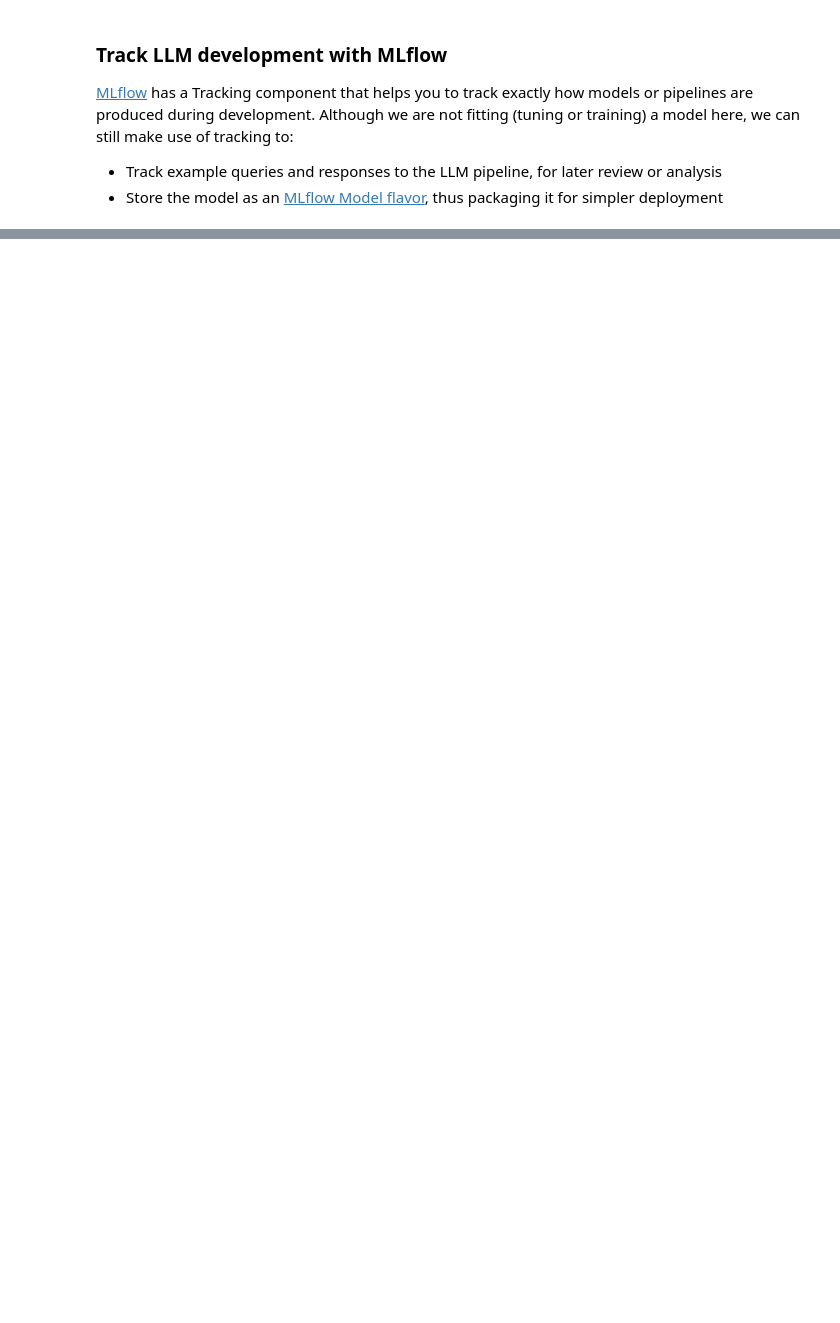
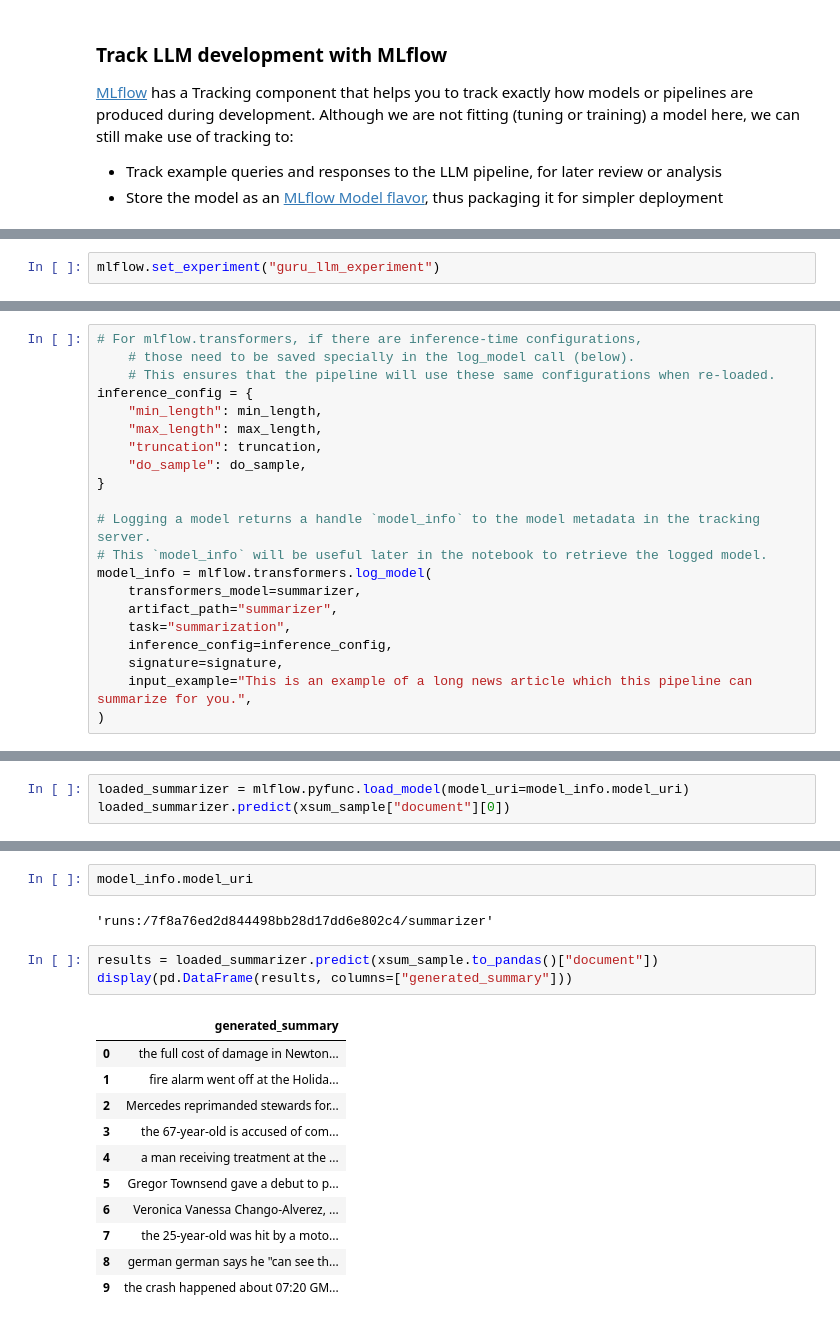
Before and after one commit to gforgurups/gurupslangchain.github.io, a Jupyter notebook: LLMs_LMOps_7.ipynb, the cells around one changed output, grey strips where cells are left out. Cells and saved outputs as stored; diff of their text form; blank space fills up the shorter version.

```diff
--- a/LLMs_LMOps_7.ipynb
+++ b/LLMs_LMOps_7.ipynb
@@ -98,0 +167,2 @@ print(summary)
+# %%
+mlflow.set_experiment("guru_llm_experiment")
@@ -98,0 +222,21 @@ print(summary)
+# %%
+# For mlflow.transformers, if there are inference-time configurations,
+    # those need to be saved specially in the log_model call (below).
+    # This ensures that the pipeline will use these same configurations when re-loaded.
+inference_config = {
+    "min_length": min_length,
+    "max_length": max_length,
+    "truncation": truncation,
+    "do_sample": do_sample,
+}
+
+# Logging a model returns a handle `model_info` to the model metadata in the tracking server.
+# This `model_info` will be useful later in the notebook to retrieve the logged model.
+model_info = mlflow.transformers.log_model(
+    transformers_model=summarizer,
+    artifact_path="summarizer",
+    task="summarization",
+    inference_config=inference_config,
+    signature=signature,
+    input_example="This is an example of a long news article which this pipeline can summarize for you.",
+)
@@ -98,0 +256,3 @@ print(summary)
+# %%
+loaded_summarizer = mlflow.pyfunc.load_model(model_uri=model_info.model_uri)
+loaded_summarizer.predict(xsum_sample["document"][0])
@@ -98,0 +267,19 @@ print(summary)
+# %%
+model_info.model_uri
+# %% [output]
+'runs:/7f8a76ed2d844498bb28d17dd6e802c4/summarizer'
+# %%
+results = loaded_summarizer.predict(xsum_sample.to_pandas()["document"])
+display(pd.DataFrame(results, columns=["generated_summary"]))
+# %% [output]
+|  | generated_summary |
+| 0 | the full cost of damage in Newton... |
+| 1 | fire alarm went off at the Holida... |
+| 2 | Mercedes reprimanded stewards for... |
+| 3 | the 67-year-old is accused of com... |
+| 4 | a man receiving treatment at the ... |
+| 5 | Gregor Townsend gave a debut to p... |
+| 6 | Veronica Vanessa Chango-Alverez, ... |
+| 7 | the 25-year-old was hit by a moto... |
+| 8 | german german says he "can see th... |
+| 9 | the crash happened about 07:20 GM... |
```
Also changed, not shown: parts of 27 cells of this notebook.
